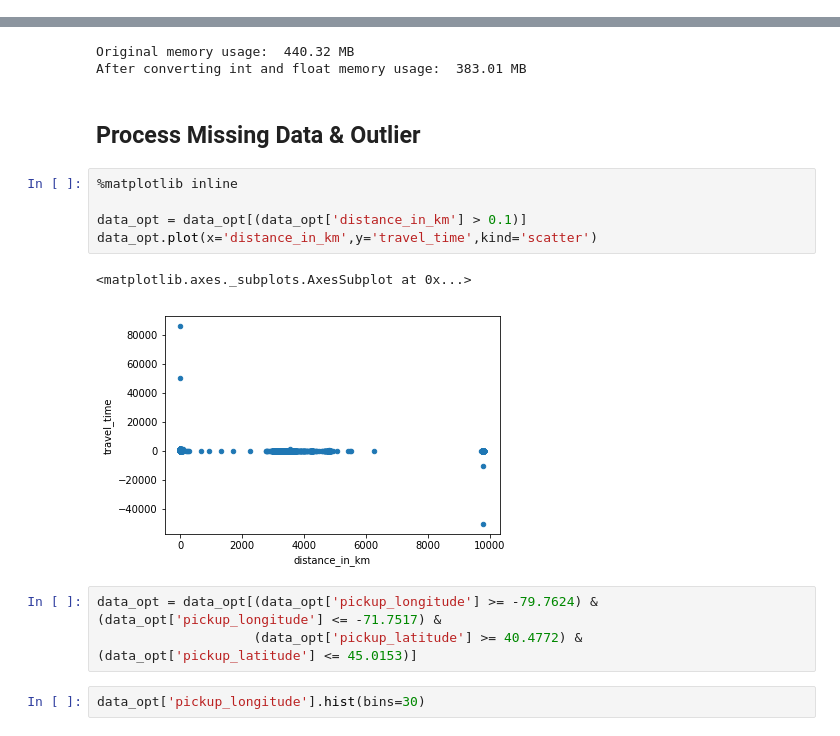
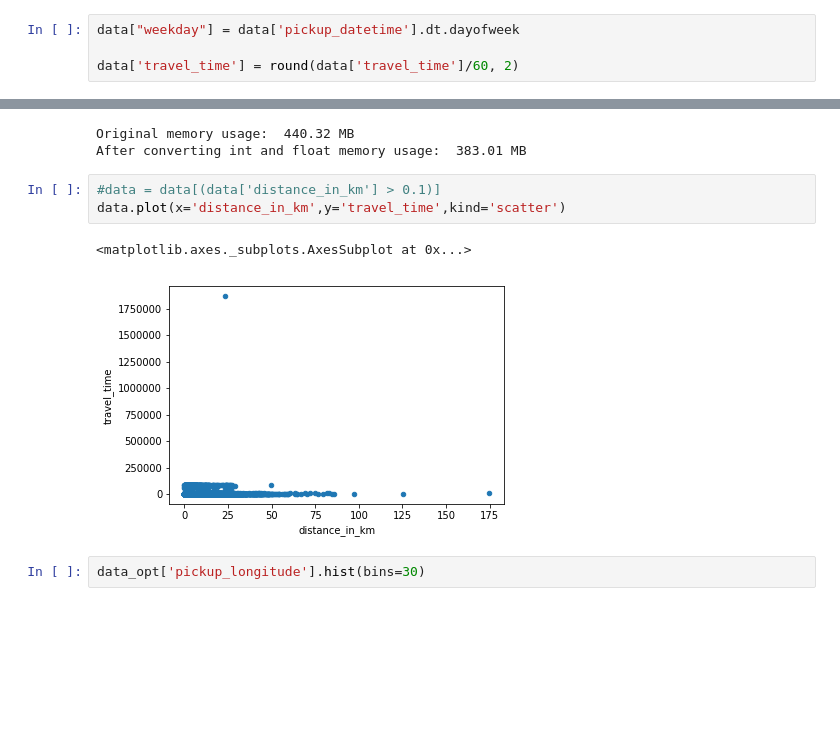
Before and after one commit to Jay4869/NYC-Taxi-FHV-Project, a Jupyter notebook: sample of project.ipynb, the cells around one changed output, grey strips where cells are left out. Saved outputs shown, nothing was run; the diff lists cells and outputs as text; blank space fills up the shorter version.

Commit message:
update data cleaning

```diff
--- a/sample of project.ipynb
+++ b/sample of project.ipynb
@@ -64,0 +92,4 @@ data.head()
+# %%
+data["weekday"] = data['pickup_datetime'].dt.dayofweek
+
+data['travel_time'] = round(data['travel_time']/60, 2)
@@ -134,19 +155,12 @@ memory usage: 482.6 MB
 # %% [output]
 Original memory usage:  440.32 MB
 After converting int and float memory usage:  383.01 MB
-# %% [markdown]
-## Process Missing Data & Outlier
 # %%
-%matplotlib inline
-
-data_opt = data_opt[(data_opt['distance_in_km'] > 0.1)]
-data_opt.plot(x='distance_in_km',y='travel_time',kind='scatter')
+#data = data[(data['distance_in_km'] > 0.1)]
+data.plot(x='distance_in_km',y='travel_time',kind='scatter')
 # %% [output]
 <matplotlib.axes._subplots.AxesSubplot at 0x...>
-[figure, old version]
+[figure, new version]
-# %%
-data_opt = data_opt[(data_opt['pickup_longitude'] >= -79.7624) & (data_opt['pickup_longitude'] <= -71.7517) &
-                    (data_opt['pickup_latitude'] >= 40.4772) & (data_opt['pickup_latitude'] <= 45.0153)]
 # %%
 data_opt['pickup_longitude'].hist(bins=30)
 # %% [output]
```
Also changed, not shown: parts of 12 cells of this notebook.
